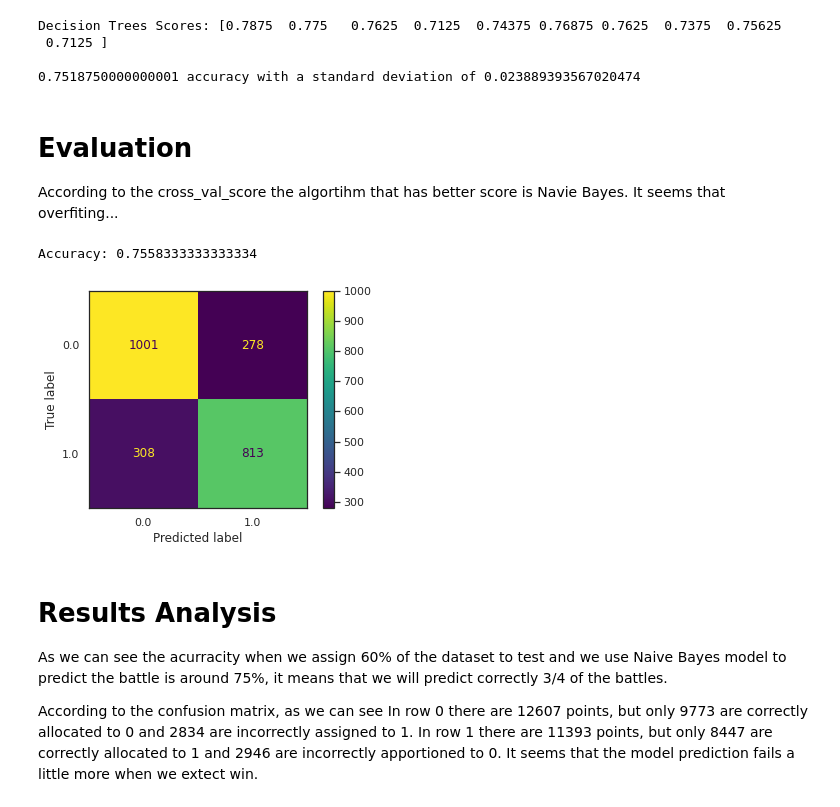
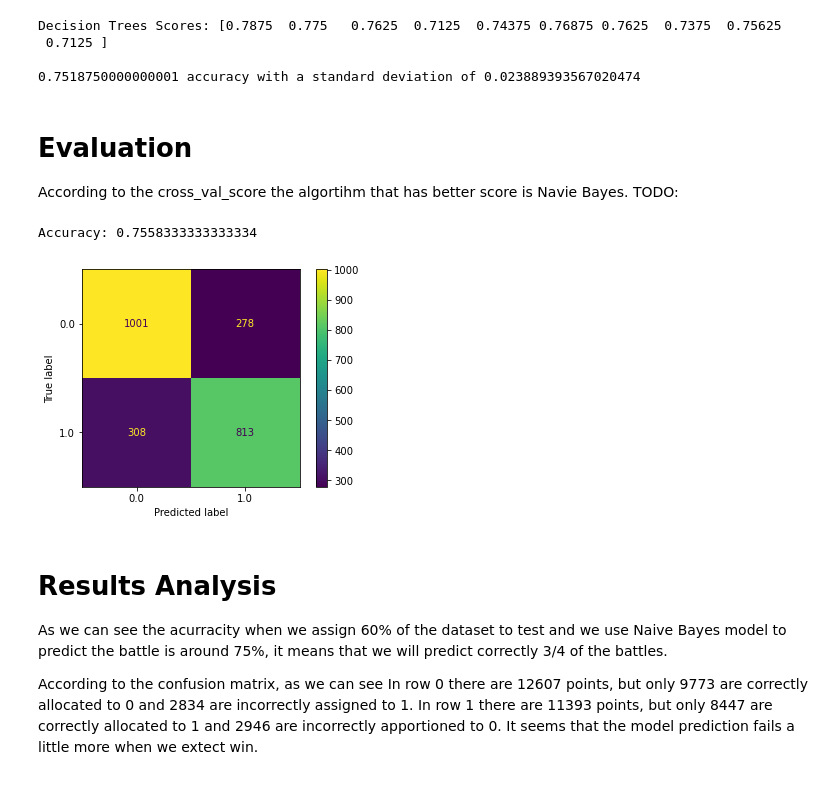
Before and after one commit to elskater98/ml-pokemon-prediction, a Jupyter notebook: pokemon_basic-ml.ipynb, the cells around one changed output. Saved outputs shown, nothing was run; the diff lists cells and outputs as text; code cells hidden in the pictures.

```diff
--- a/pokemon_basic-ml.ipynb
+++ b/pokemon_basic-ml.ipynb
@@ -34,7 +34,7 @@ import pandas
 __wd__ = Path("__file__").resolve().parent
 datasets_path = __wd__ / "datasets"
 
-data = pandas.read_csv(datasets_path / "small.train", index_col=0)
+data = pandas.read_csv(datasets_path / "data.train", index_col=0)
 inverse_data = pandas.read_csv(datasets_path / "data.train", index_col=0)
 
 def get_Xy(dataset):
@@ -56,7 +56,6 @@ from sklearn.model_selection import train_test_split
 # %%
 # Additional settings
 pandas.set_option('display.max_columns', None)
-sns.set_theme(style="white")
 # %% [markdown]
 ## Part 1 - Analyze the dataset (2 points)
 The first step of any ML process is to know the data we are dealing with. In this part, you have to analyze the dataset and answer the questions below.
@@ -444,12 +444,12 @@ Decision Trees Scores: [0.7875  0.775   0.7625  0.7125  0.74375 0.76875 0.7625
 0.7518750000000001 accuracy with a standard deviation of 0.023889393567020474
 # %% [markdown]
 # Evaluation
-According to the cross_val_score the algortihm that has better score is Navie Bayes. It seems that overfiting...
+According to the cross_val_score the algortihm that has better score is Navie Bayes. TODO:
 # %%
 # Acurracity
 gnb = GaussianNB()
-gnb_fit = gnb.fit(X_train, y_train)
-y_pred = gnb_fit.predict(X_test)
+gnb.fit(X_train, y_train)
+y_pred = gnb.predict(X_test)
 
 print("Accuracy:", metrics.accuracy_score(y_test, y_pred))
 # %% [output]
@@ -457,11 +457,11 @@ Accuracy: 0.7558333333333334
 # %%
 # Confusion Matrix
 from sklearn.metrics import plot_confusion_matrix
 
-plot_confusion_matrix(gnb_fit, X_test, y_test)
+plot_confusion_matrix(gnb, X_test, y_test)
 plt.show()
 # %% [output]
-[figure, old version]
+[figure, new version]
 # %% [markdown]
 # Results Analysis
 As we can see the acurracity when we assign 60% of the dataset to test and we use Naive Bayes model to predict the battle is around 75%, it means that we will predict correctly 3/4 of the battles.
```
Also changed, not shown: parts of 14 cells of this notebook.
